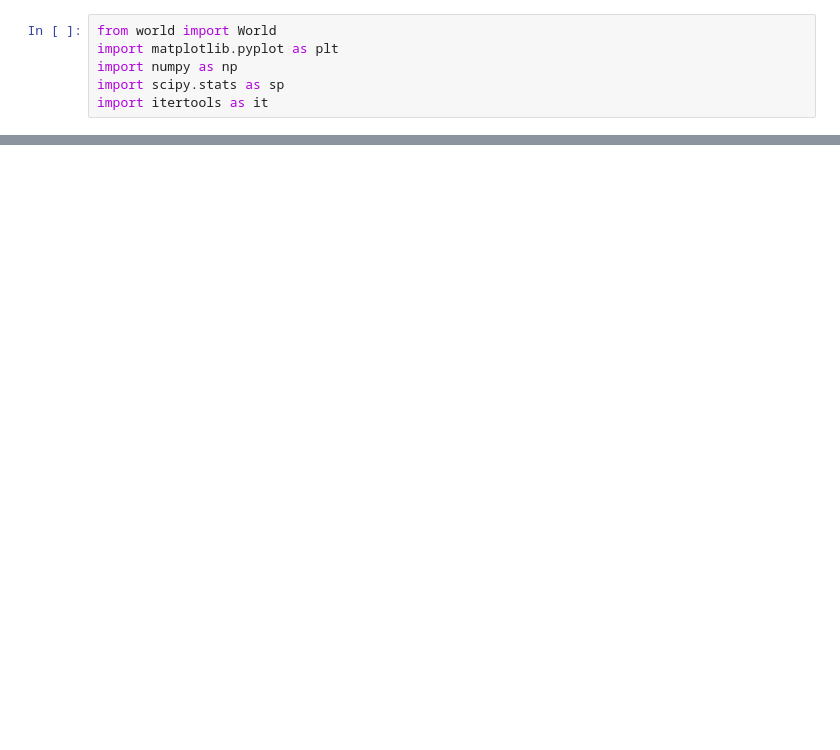
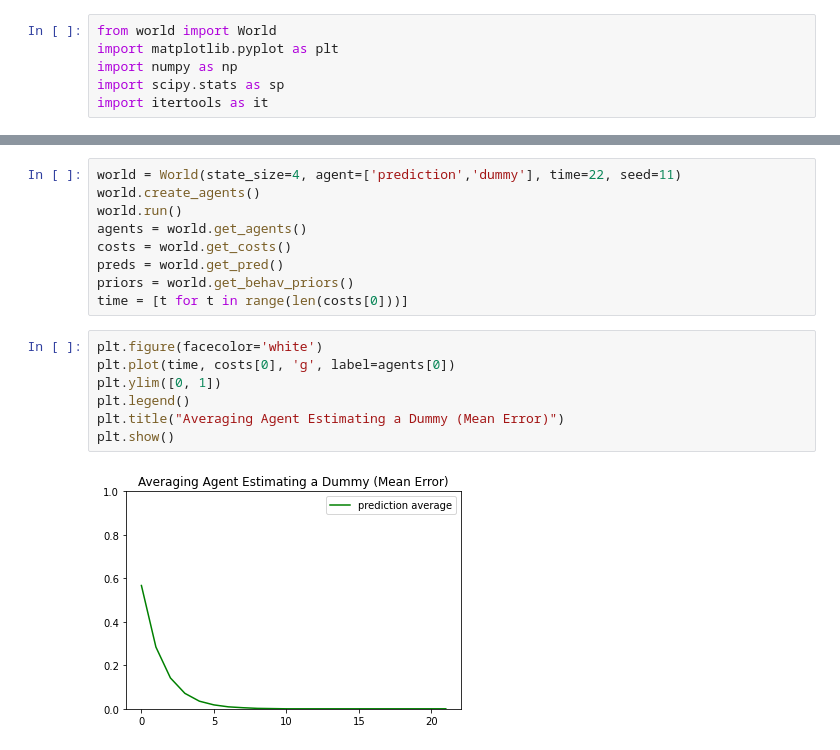
Before and after one commit to rpassas/Social_AI, a Jupyter notebook: trials.ipynb, the cells around one changed output, grey strips where cells are left out. Cells and saved outputs as stored; diff of their text form; blank space fills up the shorter version.

```diff
--- a/trials.ipynb
+++ b/trials.ipynb
@@ -27,0 +46,18 @@ plt.show()
+# %%
+world = World(state_size=4, agent=['prediction','dummy'], time=22, seed=11)
+world.create_agents()
+world.run()
+agents = world.get_agents()
+costs = world.get_costs()
+preds = world.get_pred()
+priors = world.get_behav_priors()
+time = [t for t in range(len(costs[0]))]
+# %%
+plt.figure(facecolor='white')
+plt.plot(time, costs[0], 'g', label=agents[0])
+plt.ylim([0, 1])
+plt.legend()
+plt.title("Averaging Agent Estimating a Dummy (Mean Error)")
+plt.show()
+# %% [output]
+[figure, added]
```
Also changed, not shown: parts of 8 cells of this notebook, 5 other files.
